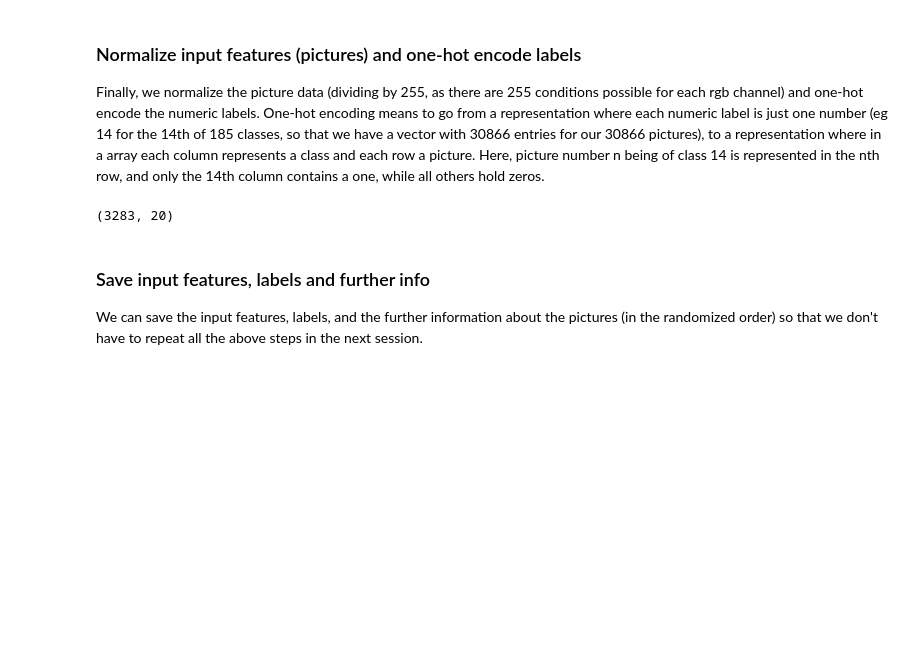
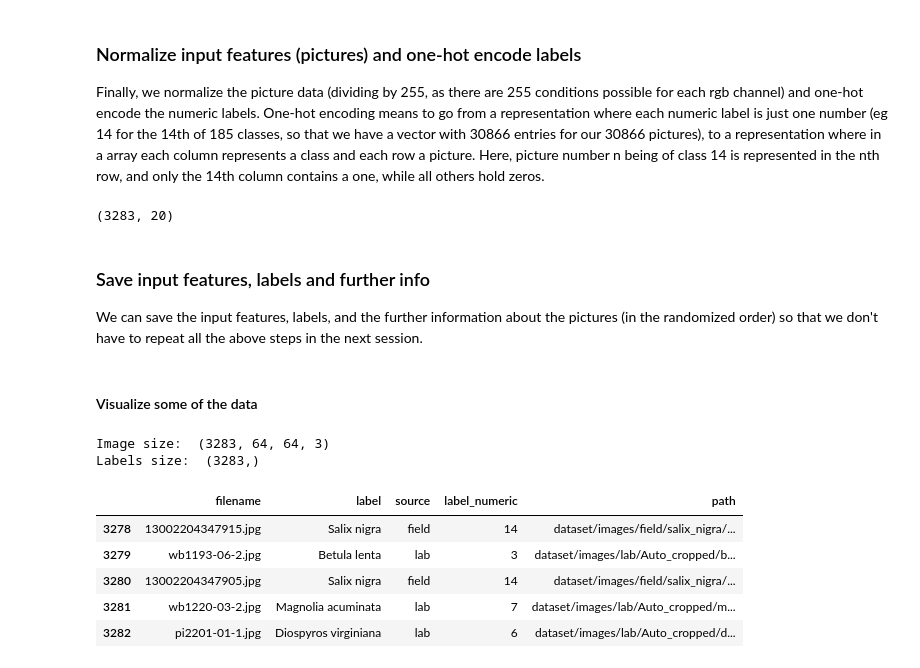
Before and after one commit to NLeSC/XAI, a Jupyter notebook: Software/LeafSnapDemo/Data_preparation.ipynb, the cells around one changed output. Cells and saved outputs as stored; diff of their text form; code cells hidden in the pictures; blank space fills up the shorter version.

```diff
--- a/Software/LeafSnapDemo/Data_preparation.ipynb
+++ b/Software/LeafSnapDemo/Data_preparation.ipynb
@@ -220,0 +223,24 @@ img_info_rand.to_csv(info_fname, index=False)
+# %% [markdown]
+#### Visualize some of the data
+# %%
+# load data
+image_data = np.load(images_fname)
+info_data = pd.read_csv(info_fname_rand)
+
+images = image_data['images']
+labels = info_data["label"]
+sources = info_data["source"]
+
+print('Image size: ', np.shape(images))
+print('Labels size: ', np.shape(labels))
+
+info_data.tail()
+# %% [output]
+Image size:  (3283, 64, 64, 3)
+Labels size:  (3283,)
+|  | filename | label | source | label_numeric | path |
+| 3278 | 13002204347915.jpg | Salix nigra | field | 14 | dataset/images/field/salix_nigra/... |
+| 3279 | wb1193-06-2.jpg | Betula lenta | lab | 3 | dataset/images/lab/Auto_cropped/b... |
+| 3280 | 13002204347905.jpg | Salix nigra | field | 14 | dataset/images/field/salix_nigra/... |
+| 3281 | wb1220-03-2.jpg | Magnolia acuminata | lab | 7 | dataset/images/lab/Auto_cropped/m... |
+| 3282 | pi2201-01-1.jpg | Diospyros virginiana | lab | 6 | dataset/images/lab/Auto_cropped/d... |
```
Also changed, not shown: parts of 3 cells of this notebook, 2 other files.
